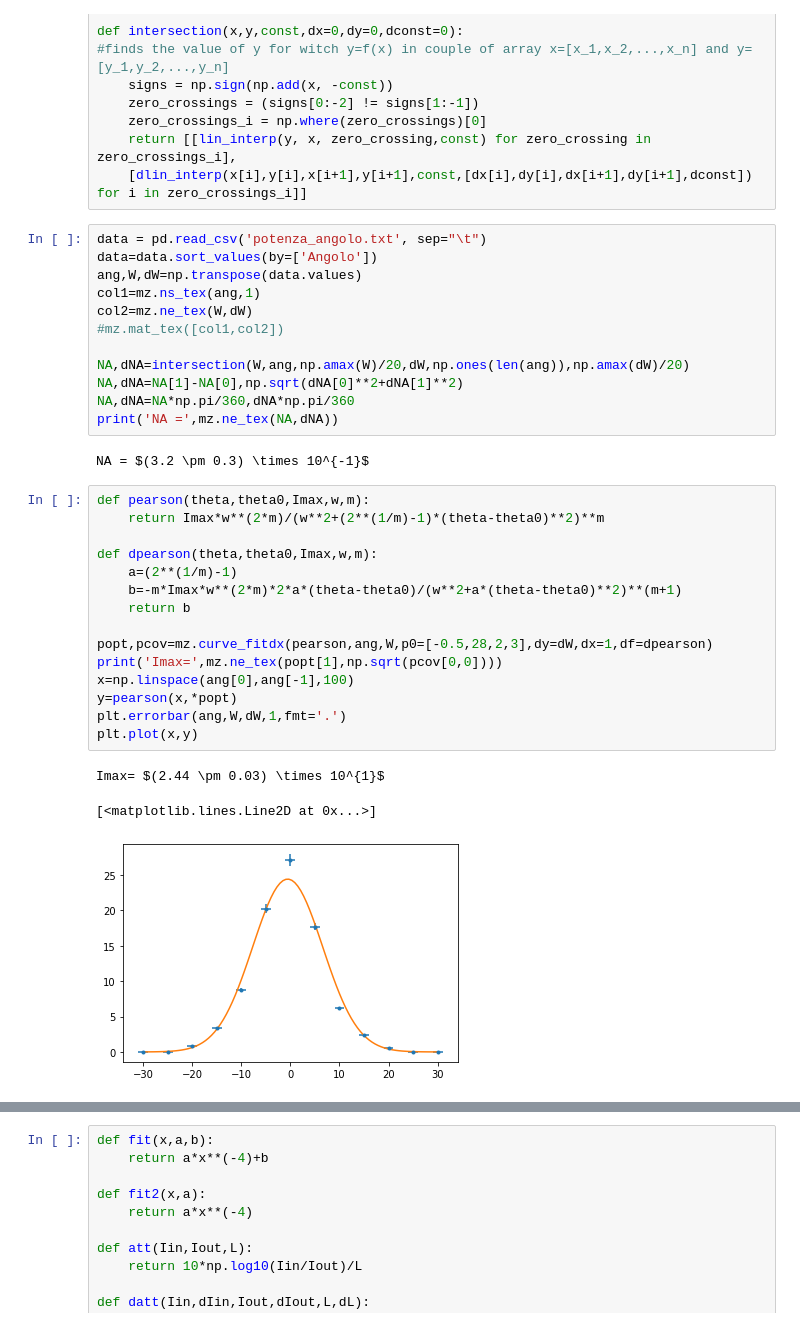
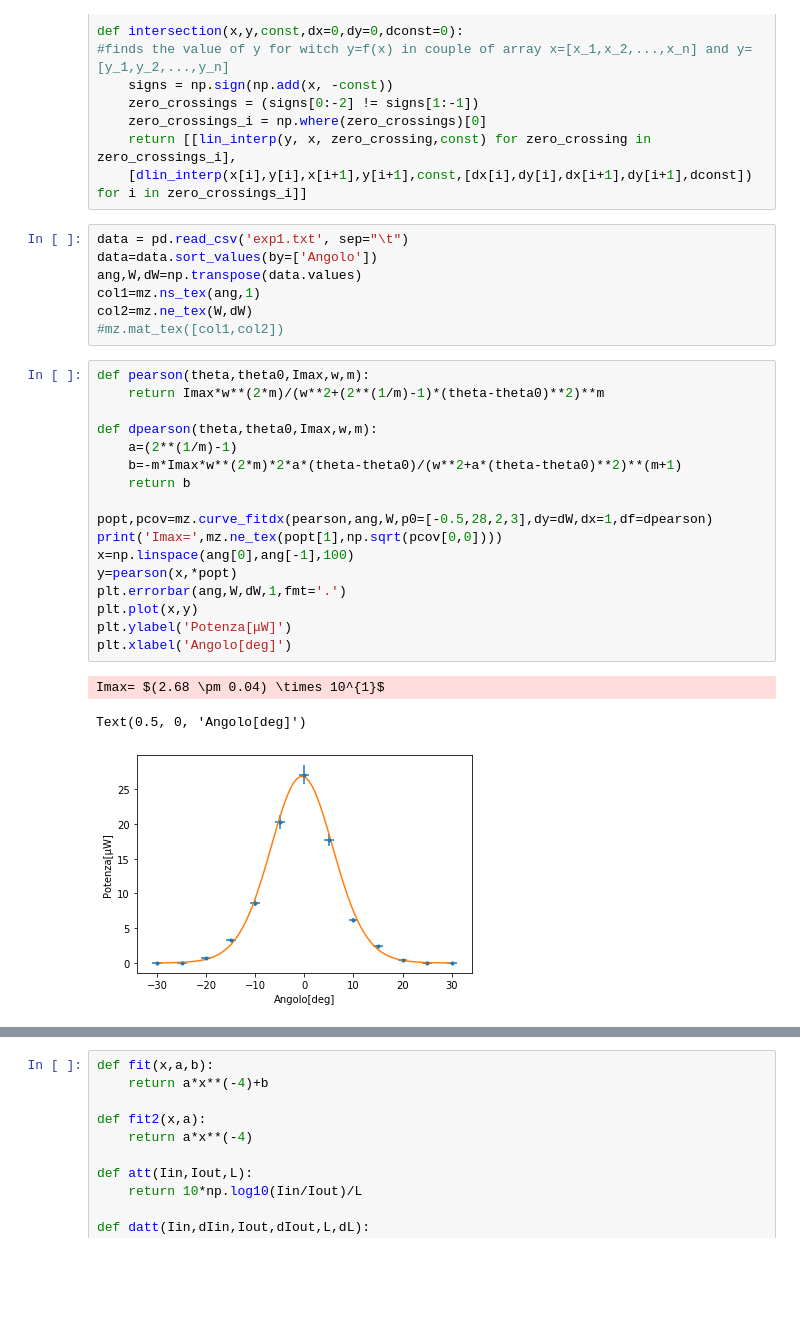
Before and after one commit to Francesco215/Ottica_Quantistica, a Jupyter notebook: Fibre ottiche/analisi.ipynb, the cells around one changed output, grey strips where cells are left out. Drawn from its saved outputs; the diff is of its cells as text; blank space fills up the shorter version.

```diff
--- a/Fibre ottiche/analisi.ipynb
+++ b/Fibre ottiche/analisi.ipynb
@@ -31,36 +32,31 @@ def intersection(x,y,const,dx=0,dy=0,dconst=0):
     return [[lin_interp(y, x, zero_crossing,const) for zero_crossing in zero_crossings_i],
     [dlin_interp(x[i],y[i],x[i+1],y[i+1],const,[dx[i],dy[i],dx[i+1],dy[i+1],dconst]) for i in zero_crossings_i]]
 # %%
-data = pd.read_csv('potenza_angolo.txt', sep="\t")
+data = pd.read_csv('exp1.txt', sep="\t")
 data=data.sort_values(by=['Angolo'])
 ang,W,dW=np.transpose(data.values)
 col1=mz.ns_tex(ang,1)
 col2=mz.ne_tex(W,dW)
 #mz.mat_tex([col1,col2])
-
-NA,dNA=intersection(W,ang,np.amax(W)/20,dW,np.ones(len(ang)),np.amax(dW)/20)
-NA,dNA=NA[1]-NA[0],np.sqrt(dNA[0]**2+dNA[1]**2)
-NA,dNA=NA*np.pi/360,dNA*np.pi/360
-print('NA =',mz.ne_tex(NA,dNA))
-# %% [output]
-NA = $(3.2 \pm 0.3) \times 10^{-1}$
 # %%
 def pearson(theta,theta0,Imax,w,m):
     return Imax*w**(2*m)/(w**2+(2**(1/m)-1)*(theta-theta0)**2)**m
 
 def dpearson(theta,theta0,Imax,w,m):
     a=(2**(1/m)-1)
     b=-m*Imax*w**(2*m)*2*a*(theta-theta0)/(w**2+a*(theta-theta0)**2)**(m+1)
     return b
 
 popt,pcov=mz.curve_fitdx(pearson,ang,W,p0=[-0.5,28,2,3],dy=dW,dx=1,df=dpearson)
 print('Imax=',mz.ne_tex(popt[1],np.sqrt(pcov[0,0])))
 x=np.linspace(ang[0],ang[-1],100)
 y=pearson(x,*popt)
 plt.errorbar(ang,W,dW,1,fmt='.')
 plt.plot(x,y)
+plt.ylabel('Potenza[μW]')
+plt.xlabel('Angolo[deg]')
 # %% [output]
-Imax= $(2.44 \pm 0.03) \times 10^{1}$
+Imax= $(2.68 \pm 0.04) \times 10^{1}$
-[<matplotlib.lines.Line2D at 0x...>]
+Text(0.5, 0, 'Angolo[deg]')
-[figure, old version]
+[figure, new version]
 # %%
```
Also changed, not shown: parts of 6 cells of this notebook, 3 other files.
